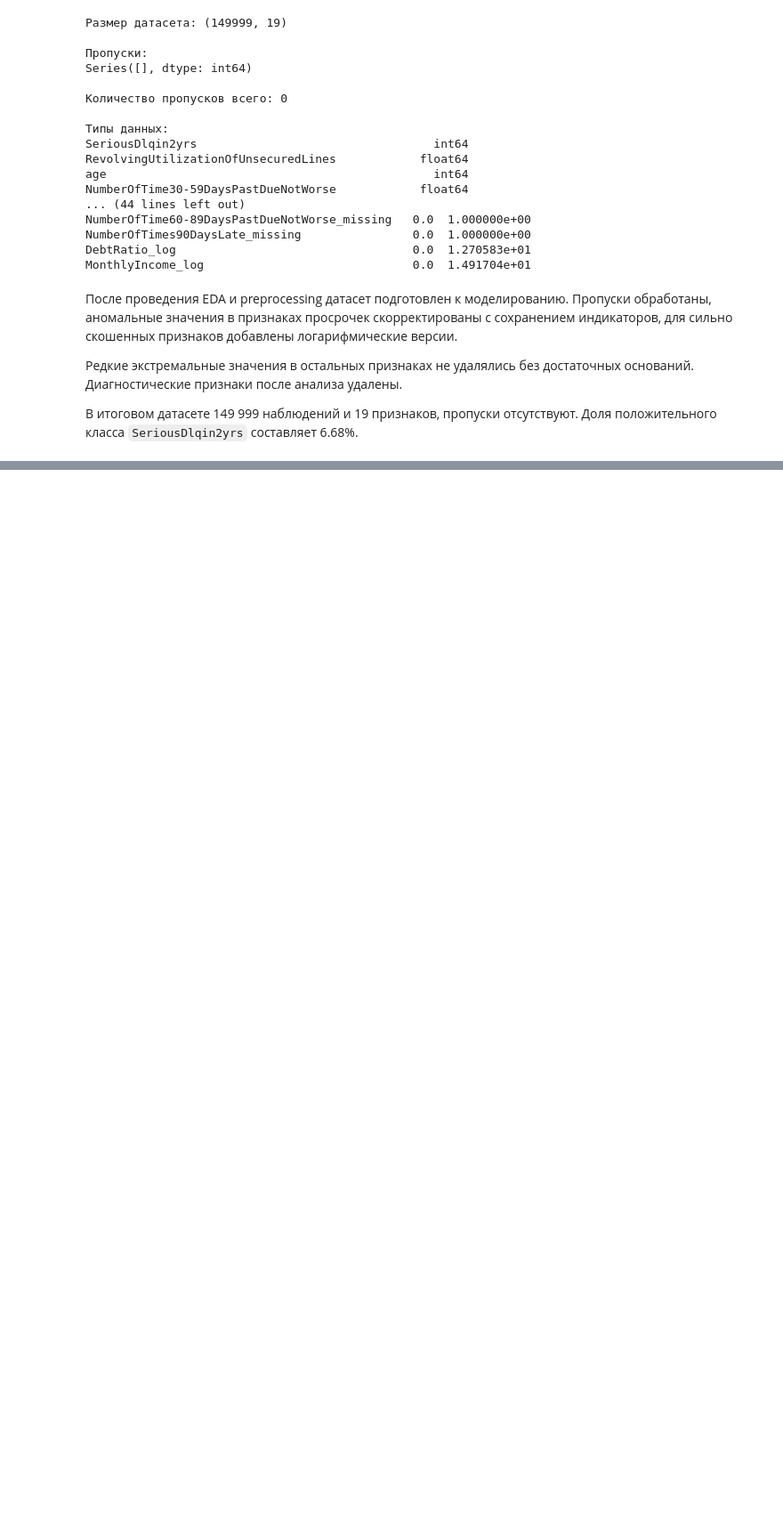
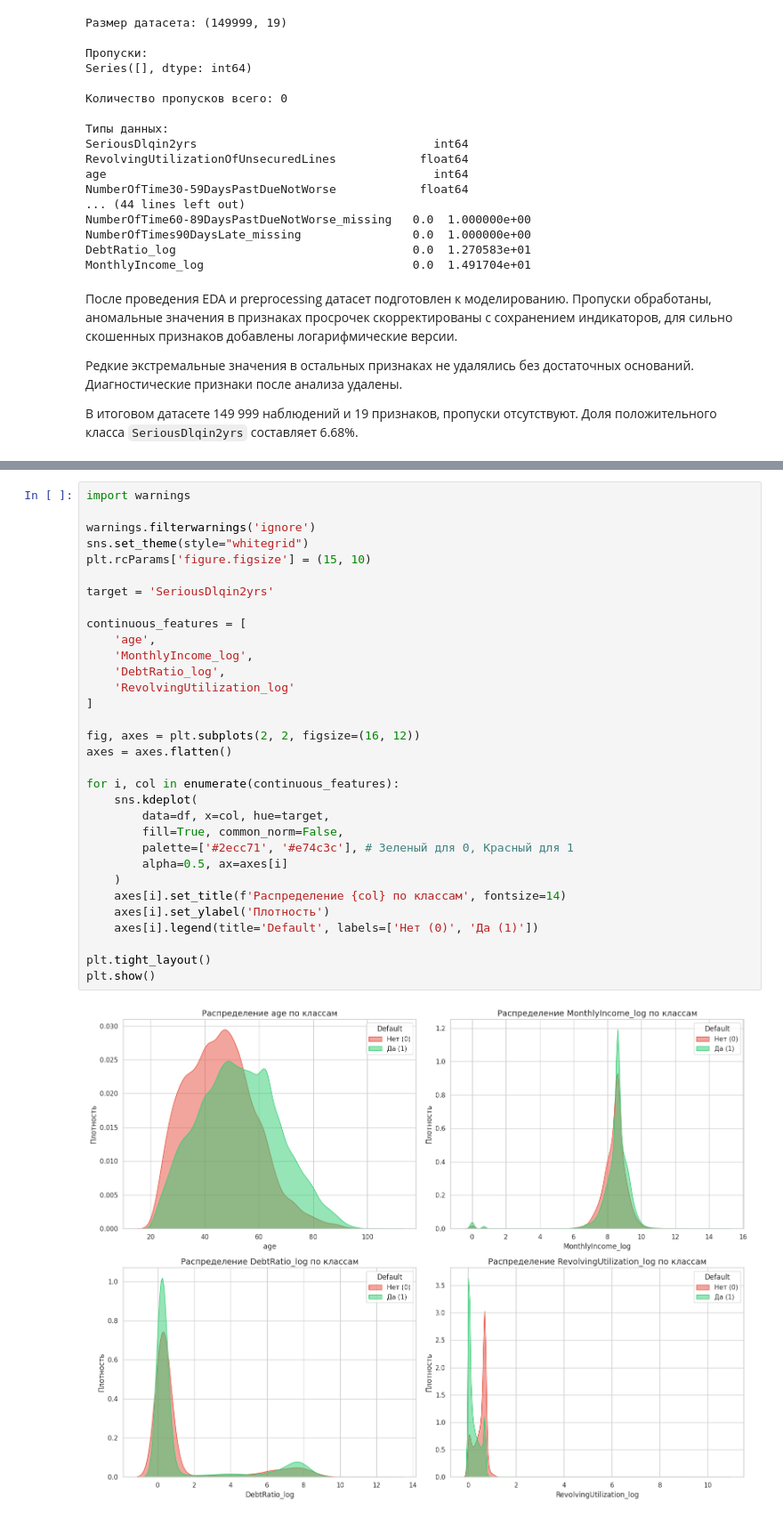
Before and after one commit to GiannisAnte/credit-scoring-case, a Jupyter notebook: credit_scoring_case.ipynb, the cells around one changed output, grey strips where cells are left out. Shown at 89% size. Drawn from its saved outputs; the diff is of its cells as text; blank space fills up the shorter version.

```diff
--- a/credit_scoring_case.ipynb
+++ b/credit_scoring_case.ipynb
@@ -838,0 +899,34 @@ MonthlyIncome_log                              0.0  1.491704e+01
+# %%
+import warnings
+
+warnings.filterwarnings('ignore')
+sns.set_theme(style="whitegrid")
+plt.rcParams['figure.figsize'] = (15, 10)
+
+target = 'SeriousDlqin2yrs'
+
+continuous_features = [
+    'age',
+    'MonthlyIncome_log',
+    'DebtRatio_log',
+    'RevolvingUtilization_log'
+]
+
+fig, axes = plt.subplots(2, 2, figsize=(16, 12))
+axes = axes.flatten()
+
+for i, col in enumerate(continuous_features):
+    sns.kdeplot(
+        data=df, x=col, hue=target,
+        fill=True, common_norm=False,
+        palette=['#2ecc71', '#e74c3c'], # Зеленый для 0, Красный для 1
+        alpha=0.5, ax=axes[i]
+    )
+    axes[i].set_title(f'Распределение {col} по классам', fontsize=14)
+    axes[i].set_ylabel('Плотность')
+    axes[i].legend(title='Default', labels=['Нет (0)', 'Да (1)'])
+
+plt.tight_layout()
+plt.show()
+# %% [output]
+[figure, added]
```
Also changed, not shown: parts of 11 cells of this notebook.
